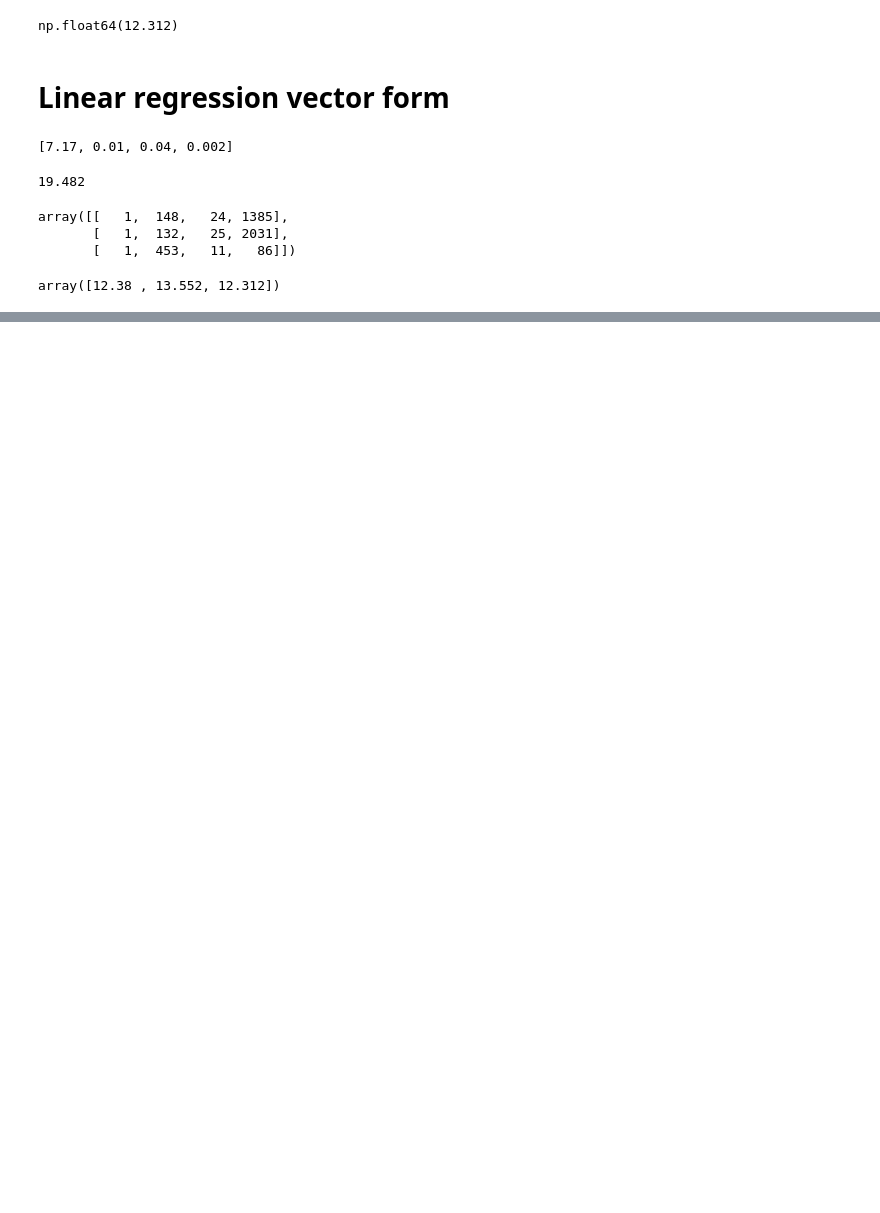
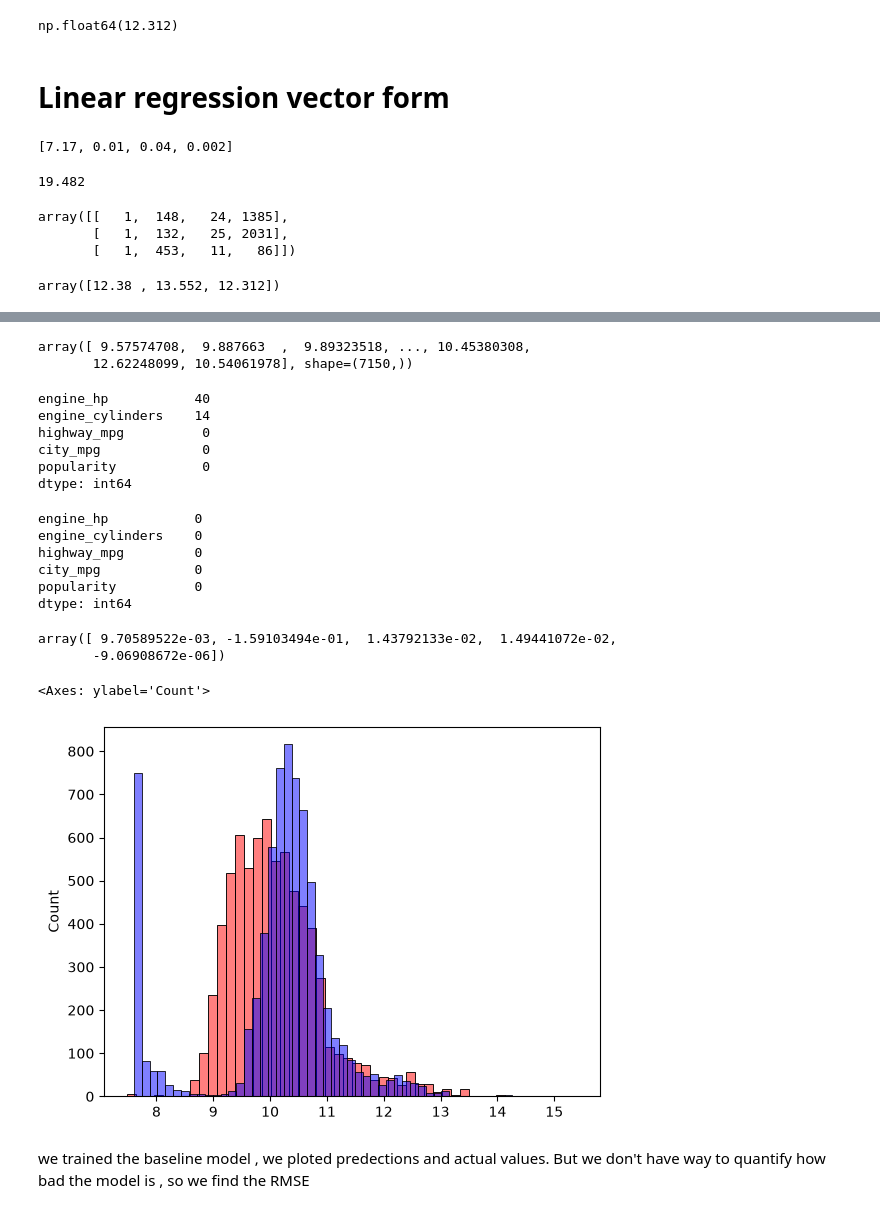
Before and after one commit to Mhdyassin/ML-Projects, a Jupyter notebook: Car_Price/Project.ipynb, the cells around one changed output, grey strips where cells are left out. Cells and saved outputs as stored; diff of their text form; code cells hidden in the pictures; blank space fills up the shorter version.

```diff
--- a/Car_Price/Project.ipynb
+++ b/Car_Price/Project.ipynb
@@ -412,0 +523,5 @@ array([12.38 , 13.552, 12.312])
+# %%
+# we take the most important numerical columns in the training set to be used in our model and put them in list
+base = ['engine_hp','engine_cylinders' , 'highway_mpg' , 'city_mpg' , 'popularity' ]
+
+df_train[base]
@@ -412,0 +553,42 @@ array([12.38 , 13.552, 12.312])
+# %%
+y_train
+# %% [output]
+array([ 9.57574708,  9.887663  ,  9.89323518, ..., 10.45380308,
+       12.62248099, 10.54061978], shape=(7150,))
+# %%
+# If we apply the model , We will get nan values , due to the presence of missing values in the input feature matrix x_train. The linear regression model cannot handle missing values, so we need to preprocess the data to handle these missing values before training the model. This can be done by either removing rows with missing values or imputing the missing values with a suitable value (such as the mean or median of the column).
+df_train[base].isnull().sum() # To check for missing values in the selected numerical columns of the training set DataFrame. This will help us identify any columns that may have missing values, which can affect the performance of the linear regression model. The output will be a Series object that shows the number of missing values for each selected numerical column.
+# %% [output]
+engine_hp           40
+engine_cylinders    14
+highway_mpg          0
+city_mpg             0
+popularity           0
+dtype: int64
+# %%
+df_train[base].fillna(0).isnull().sum() # To fill the missing values in the selected numerical columns of the training set DataFrame with 0. This is done to handle the missing values before training the linear regression model, as the model cannot handle missing values. By filling the missing values with 0, we can ensure that all input feature vectors have the same length and can be used to train the model. However, this approach may not be appropriate for all datasets and should be carefully considered based on the specific characteristics of the data.
+# %% [output]
+engine_hp           0
+engine_cylinders    0
+highway_mpg         0
+city_mpg            0
+popularity          0
+dtype: int64
+# %%
+X_train = df_train[base].fillna(0).values # To extract the values of the selected numerical columns from the training set DataFrame, fill any missing values with 0, and store them in a NumPy array. This array will be used as the input feature matrix for training the linear regression model. The resulting array will have a shape of (n_train, 5), where n_train is the number of rows in the training set and 5 is the number of selected numerical features.
+# %%
+w0 , w = train_linear_regression(X_train, y_train) # To apply the train_linear_regression function to the input feature matrix x_train and the target variable y_train. This function will compute the optimal values for the weights and bias term of the linear regression model based on the training data. The output will be a tuple containing the bias term w0 and the weights vector w, which can be used to make predictions for new input feature vectors using the linear regression model.
+w
+# %% [output]
+array([ 9.70589522e-03, -1.59103494e-01,  1.43792133e-02,  1.49441072e-02,
+       -9.06908672e-06])
+# %%
+y_pred = w0 + X_train.dot(w)
+# %%
+sns.histplot(y_pred , color = 'red' , alpha = 0.5 , bins = 50) # To create a histogram of the predicted prices y_pred using the seaborn library. The color parameter is set to 'red' to specify the color of the bars in the histogram, and the alpha parameter is set to 0.5 to make the bars semi-transparent. The bins parameter is set to 50 to specify the number of bins to use for the histogram, which determines how the data is grouped into intervals. This histogram will help visualize the distribution of the predicted prices based on the trained linear regression model.
+sns.histplot(y_train , color = 'blue' , alpha = 0.5 , bins = 50) # To create a histogram of the actual prices y_train using the seaborn library. The color parameter is set to 'blue' to specify the color of the bars in the histogram, and the alpha parameter is set to 0.5 to make the bars semi-transparent. The bins parameter is set to 50 to specify the number of bins to use for the histogram, which determines how the data is grouped into intervals. This histogram will help visualize the distribution of the actual prices in the training set and compare it with the predicted prices from the trained linear regression model.
+# %% [output]
+<Axes: ylabel='Count'>
+[figure, added]
+# %% [markdown]
+we trained the baseline model , we ploted predections and actual values. But we don't have way to quantify how bad the model is , so we find the RMSE
```
Also changed, not shown: parts of 83 cells of this notebook.
